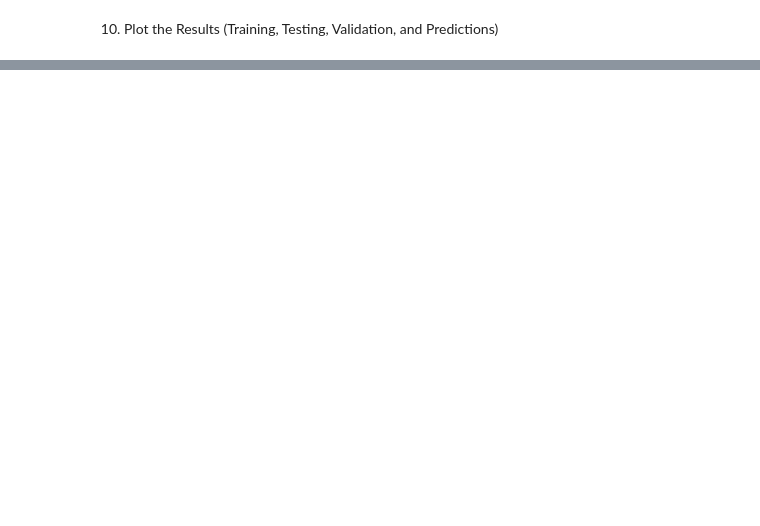
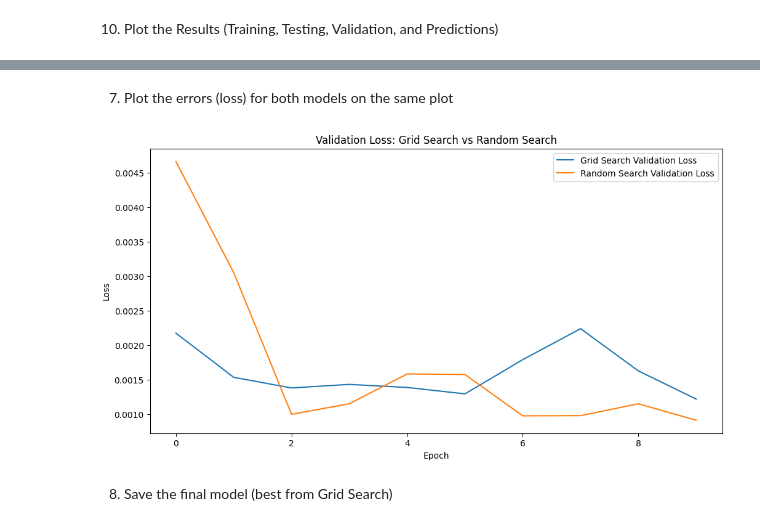
Before and after one commit to roderickperez/NeuralNetworksCourseOMV, a Jupyter notebook: 12_LSTM_futurePrediction.ipynb, the cells around one changed output, grey strips where cells are left out. Saved outputs shown, nothing was run; the diff lists cells and outputs as text; code cells hidden in the pictures; blank space fills up the shorter version.

```diff
--- a/12_LSTM_futurePrediction.ipynb
+++ b/12_LSTM_futurePrediction.ipynb
@@ -280,0 +366,20 @@ plt.show()
+# %%
+# Random Search with Keras Tuner
+def run_random_search(X_train, y_train, X_val, y_val):
+    tuner = kt.RandomSearch(
+        build_lstm_model,
+        objective='val_loss',
+        max_trials=5,  # Number of combinations to try
+        executions_per_trial=2,  # Number of models to be built and evaluated for each trial
+        directory='lstm_random_search',
+        project_name='lstm_tuning'
+    )
+
+    # Search for the best hyperparameters
+    tuner.search(X_train, y_train, epochs=10, validation_data=(X_val, y_val), batch_size=64)
+
+    # Get the best model and hyperparameters
+    best_hps = tuner.get_best_hyperparameters(num_trials=1)[0]
+    best_model = tuner.get_best_models(num_models=1)[0]
+
+    return best_hps, best_model
@@ -280,0 +396,8 @@ plt.show()
+# %%
+# Example: Running Grid Search
+best_hps_grid, best_model_grid = run_grid_search(X_train, y_train, X_val, y_val)
+show_best_hyperparameters(best_hps_grid)
+
+# Example: Running Random Search
+best_hps_random, best_model_random = run_random_search(X_train, y_train, X_val, y_val)
+show_best_hyperparameters(best_hps_random)
@@ -280,0 +415,3 @@ plt.show()
+# %%
+history_grid = best_model_grid.fit(X_train, y_train, epochs=10, batch_size=64, validation_data=(X_val, y_val))
+history_random = best_model_random.fit(X_train, y_train, epochs=10, batch_size=64, validation_data=(X_val, y_val))
@@ -280,0 +436,15 @@ plt.show()
+# %% [markdown]
+7) Plot the errors (loss) for both models on the same plot
+# %%
+plt.figure(figsize=(12, 6))
+plt.plot(history_grid.history['val_loss'], label='Grid Search Validation Loss')
+plt.plot(history_random.history['val_loss'], label='Random Search Validation Loss')
+plt.title('Validation Loss: Grid Search vs Random Search')
+plt.xlabel('Epoch')
+plt.ylabel('Loss')
+plt.legend()
+plt.show()
+# %% [output]
+[figure, added]
+# %% [markdown]
+8) Save the final model (best from Grid Search)
```
Also changed, not shown: parts of 28 cells of this notebook, 38 other files.
